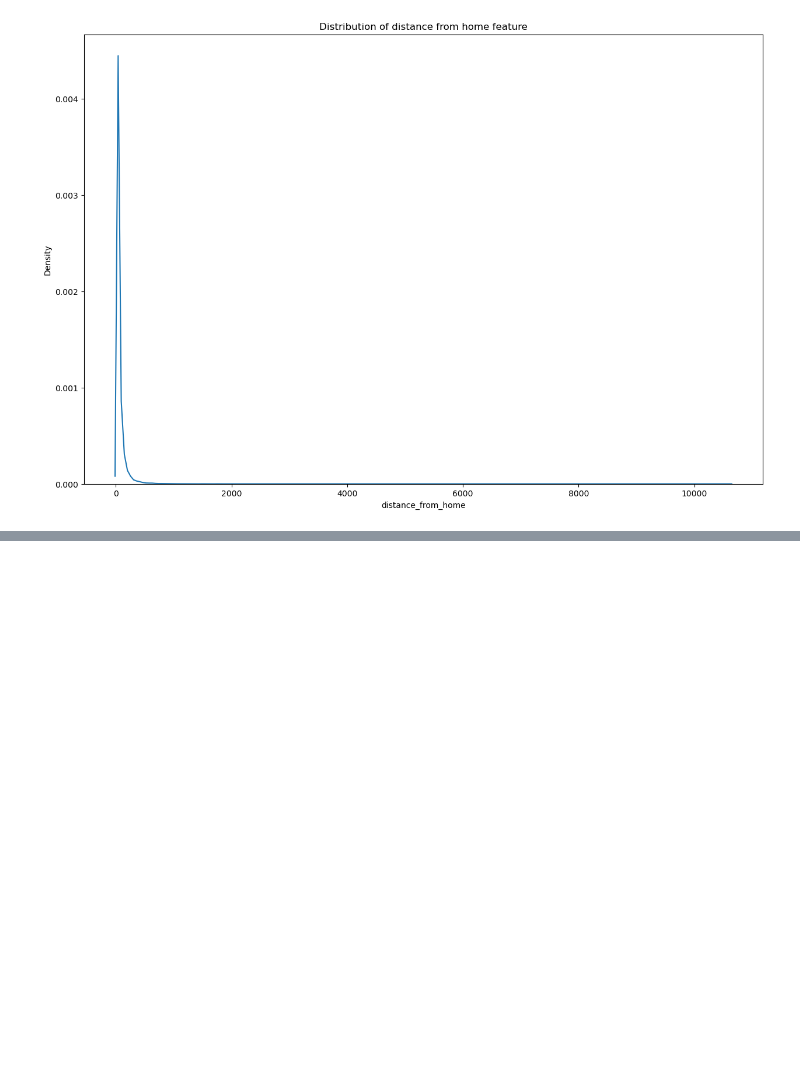
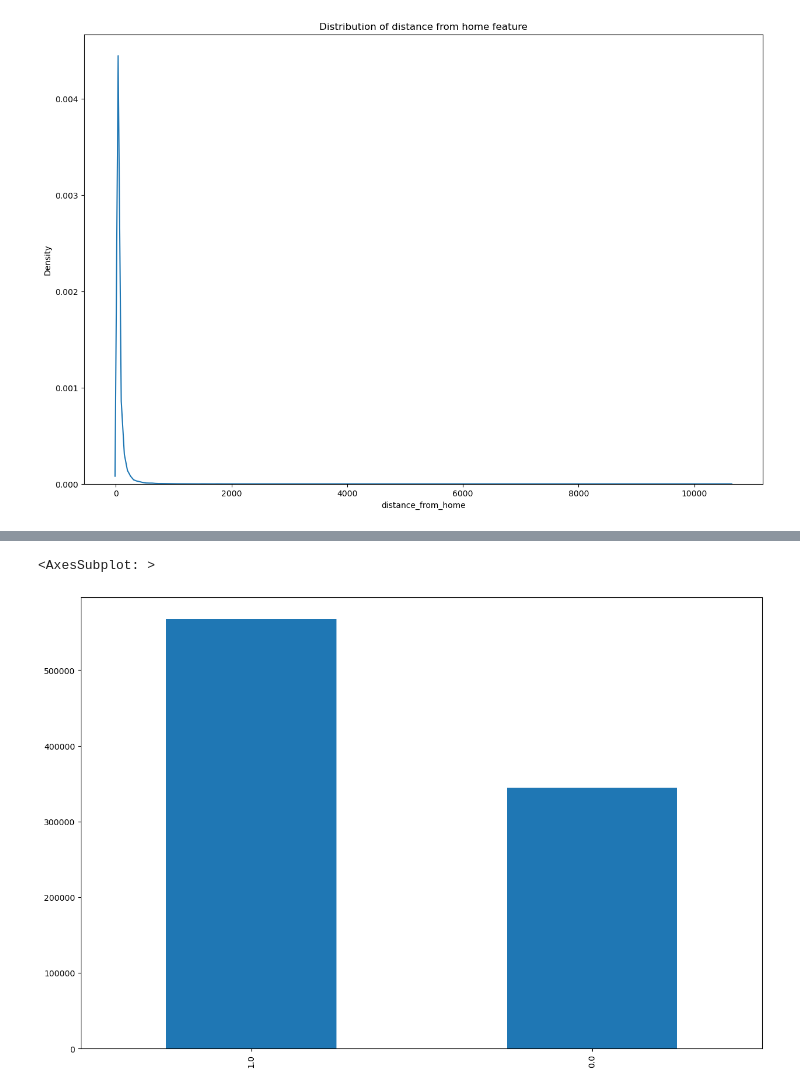
Before and after one commit to suhasmaddali/Credit-Card-Fraud-Detection, a Jupyter notebook: Credit Card Fraud Detection.ipynb, the cells around one changed output, grey strips where cells are left out. Cells and saved outputs as stored; diff of their text form; code cells hidden in the pictures; blank space fills up the shorter version.

```diff
--- a/Credit Card Fraud Detection.ipynb
+++ b/Credit Card Fraud Detection.ipynb
@@ -77,0 +88,5 @@ plt.show()
+# %%
+non_fraud_cases['online_order'].value_counts().plot(kind = 'bar')
+# %% [output]
+<AxesSubplot: >
+[figure, added]
```
Also changed, not shown: parts of 6 cells of this notebook.
